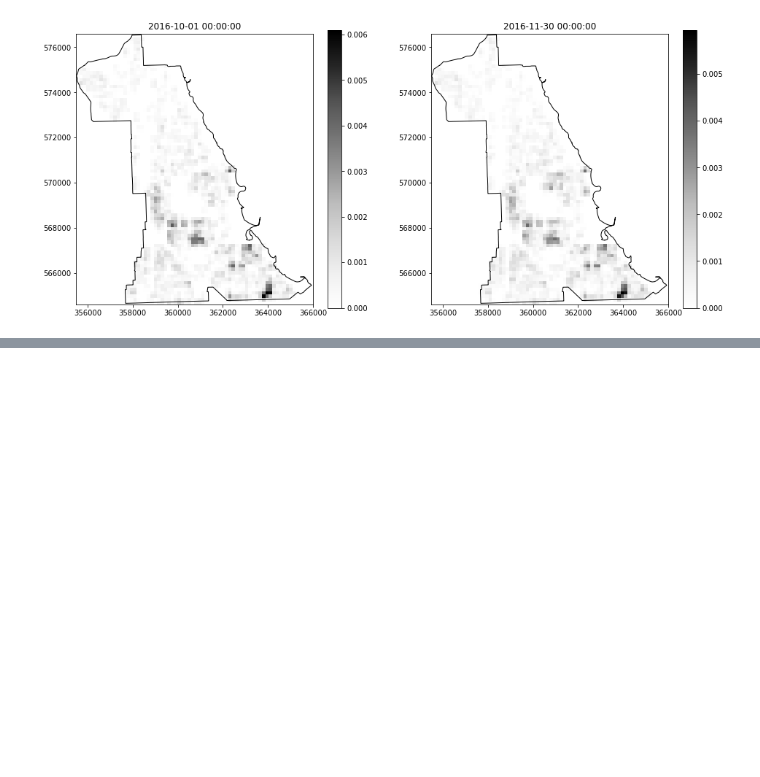
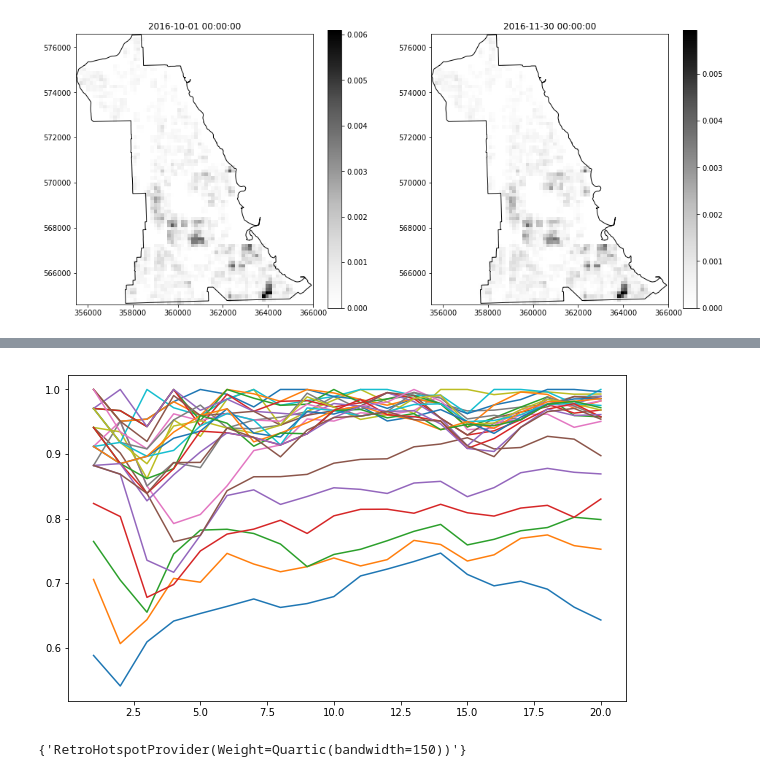
Before and after one commit to QuantCrimAtLeeds/PredictCode, a Jupyter notebook: examples/Scripts/Retro Hotspot.ipynb, the cells around one changed output, grey strips where cells are left out. Saved outputs shown, nothing was run; the diff lists cells and outputs as text; code cells hidden in the pictures; blank space fills up the shorter version.

```diff
--- a/examples/Scripts/Retro Hotspot.ipynb
+++ b/examples/Scripts/Retro Hotspot.ipynb
@@ -36,0 +90,11 @@ analysis.plot_betas(betas, ax, range(1,21))
+# %%
+fig, ax = plt.subplots(figsize=(10,6))
+normed = analysis.plot_betas_means_against_max(all_betas, ax, range(1,21))
+#ax.legend()
+None
+# %% [output]
+[figure, added]
+# %%
+{key for key in normed if all(x>=0.95 for x in normed[key])}
+# %% [output]
+{'RetroHotspotProvider(Weight=Quartic(bandwidth=150))'}
```
Also changed, not shown: parts of 18 cells of this notebook, 26 other files.
